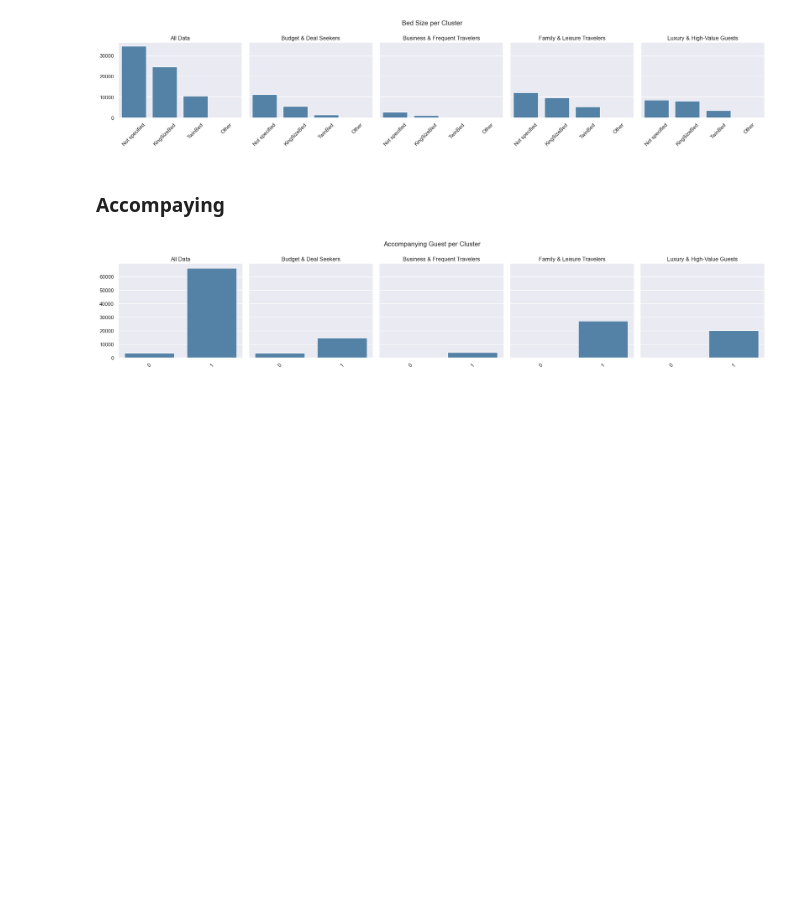
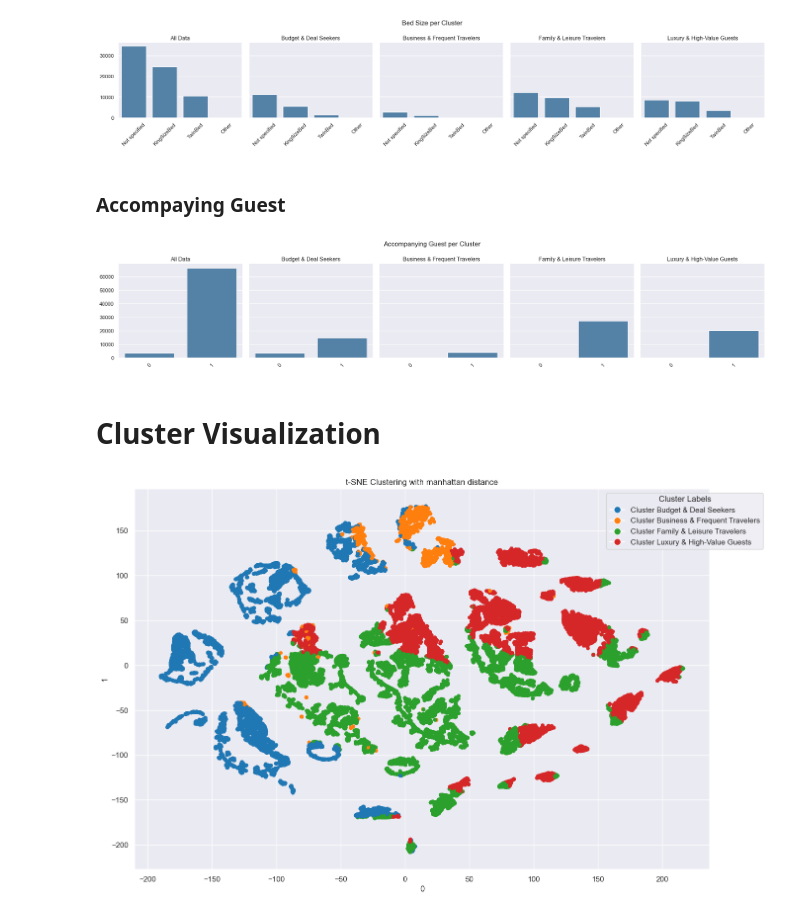
Before and after one commit to ruitj/BC_NOVA_Case1, a Jupyter notebook: BC_Final_P2.ipynb, the cells around one changed output. Cells and saved outputs as stored; diff of their text form; code cells hidden in the pictures; blank space fills up the shorter version.

```diff
--- a/BC_Final_P2.ipynb
+++ b/BC_Final_P2.ipynb
@@ -1419,7 +1468,7 @@ plt.show()
 # %% [output]
 [figure]
 # %% [markdown]
-### Accompaying
+### Accompaying Guest
 # %%
 # Count the number of occurrences of each continent per cluster
 Accompanying_Guest = df.groupby("merged_labels")["AccompanyingGuest"].value_counts().unstack().fillna(0)
@@ -1454,3 +1503,5 @@ plt.tight_layout()
 plt.show()
 # %% [output]
 [figure]
+# %% [markdown]
+# Cluster Visualization
@@ -1456,0 +1511,29 @@ plt.show()
+# %%
+ts = TSNE(random_state=42, perplexity=100, max_iter=5_000, metric="manhattan")
+
+two_dim = ts.fit_transform(df[columns_to_use])
+
+
+unique_labels = sorted(df["merged_labels"].unique())
+colors = sns.color_palette("tab10", len(unique_labels))
+color_map = {label: colors[i] for i, label in enumerate(unique_labels)}
+mapped_colors = df['merged_labels'].map(color_map)
+
+pd.DataFrame(two_dim).plot.scatter(x=0, y=1, c=mapped_colors, figsize=(15,10))
+
+
+handles = [
+    plt.Line2D([0], [0], marker='o', color='w', markerfacecolor=colors[i], markersize=10, label=f'Cluster {label}')
+    for i, label in enumerate(sorted(unique_labels))
+]
+
+plt.legend(
+    handles=handles,
+    title="Cluster Labels",
+    loc='upper right',
+    bbox_to_anchor=(1.1, 1.0)
+)
+plt.title("t-SNE Clustering with manhattan distance")
+plt.show()
+# %% [output]
+[figure, added]
```
Also changed, not shown: parts of 17 cells of this notebook.
